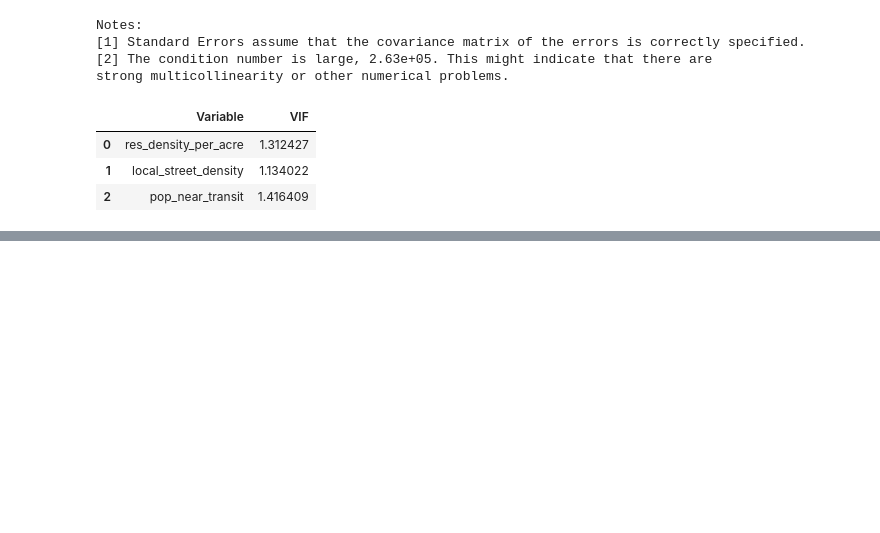
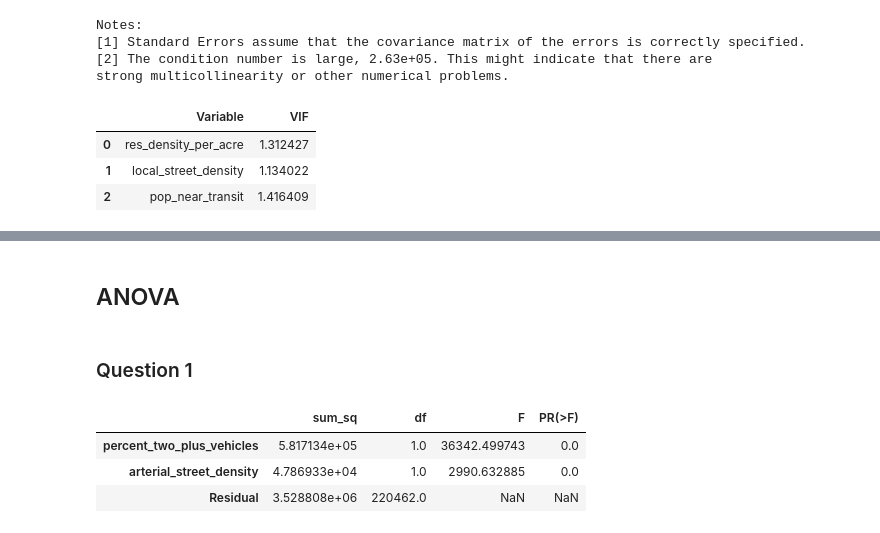
Before and after one commit to theabhiramr/walkability-index-analysis, a Jupyter notebook: model.ipynb, the cells around one changed output, grey strips where cells are left out. Drawn from its saved outputs; the diff is of its cells as text; code cells hidden in the pictures; blank space fills up the shorter version.

```diff
--- a/model.ipynb
+++ b/model.ipynb
@@ -1046,0 +1059,16 @@ plt.show()
+# %% [markdown]
+## ANOVA
+# %% [markdown]
+### Question 1
+# %%
+# Walk Index compared with Auto Dependency
+from statsmodels.formula.api import ols
+
+model = ols('national_walkability_index ~ percent_two_plus_vehicles + arterial_street_density', data=walkidx).fit()
+anova = sm.stats.anova_lm(model, typ=2)
+anova
+# %% [output]
+|  | sum_sq | df | F | PR(>F) |
+| percent_two_plus_vehicles | 5.817134e+05 | 1.0 | 36342.499743 | 0.0 |
+| arterial_street_density | 4.786933e+04 | 1.0 | 2990.632885 | 0.0 |
+| Residual | 3.528808e+06 | 220462.0 | NaN | NaN |
```
Also changed, not shown: parts of 12 cells of this notebook.
